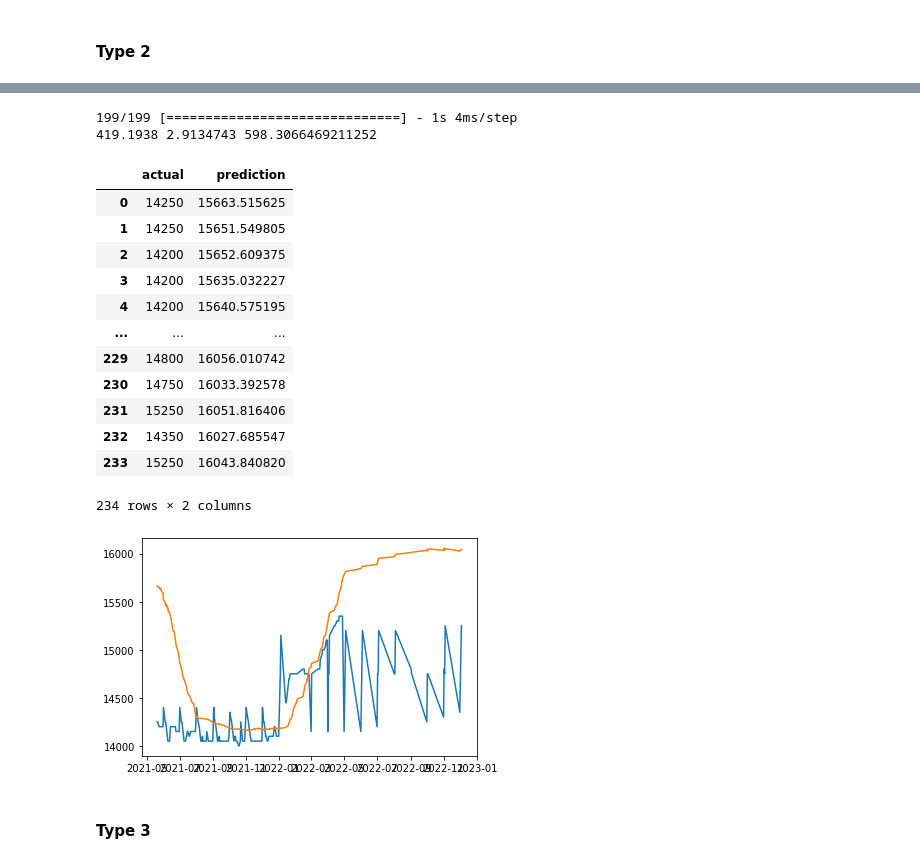
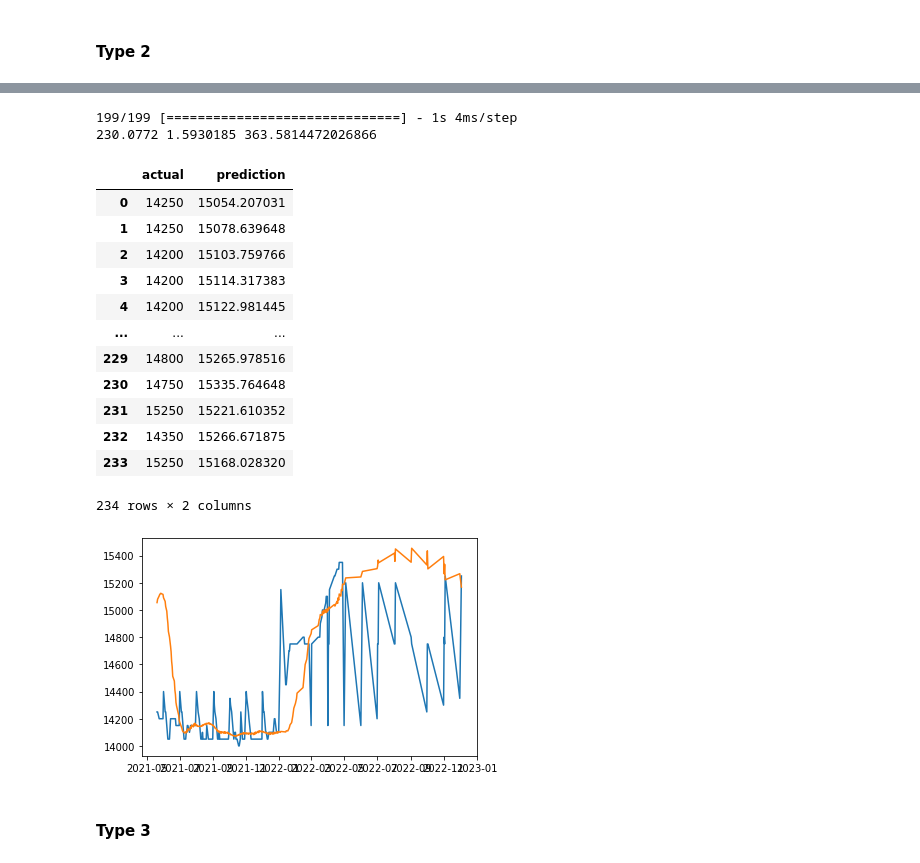
Before and after one commit to mels4/price_predict_Conv-LSTM, a Jupyter notebook: gula_pasir.ipynb, the cells around one changed output, grey strips where cells are left out. Saved outputs shown, nothing was run; the diff lists cells and outputs as text; code cells hidden in the pictures.

```diff
--- a/gula_pasir.ipynb
+++ b/gula_pasir.ipynb
@@ -764,41 +764,41 @@ plt.show()
 # %%
 prediction1_1 = forecast_predict(model1, test_gulpas_, time_size=win_size1, batch_size=5)
 
 data_result1_1 = prediction1_1[(len(x_train))-win_size1:-1, -1 ]
 data_result1_1 = scal_range.inverse_transform(data_result1_1.reshape(-1, 1))
 data_result1_1 = data_result1_1.reshape(-1)
 mae1_1 = tf.keras.metrics.mean_absolute_error(x_test, data_result1_1)
 mape1_1 = tf.keras.metrics.mean_absolute_percentage_error(x_test, data_result1_1)
 mse1_1 = tf.keras.metrics.mean_squared_error(x_test, data_result1_1)
 
-rmse1_1 = math.sqrt(mse1.numpy())
+rmse1_1 = math.sqrt(mse1_1.numpy())
 print(mae1_1.numpy(), mape1_1.numpy(), rmse1_1)
 
 data_new_gulpas1_1 = pd.DataFrame()
 data_new_gulpas1_1['actual'] = x_test
 data_new_gulpas1_1['prediction'] = data_result1_1
 data_new_gulpas1_1.to_csv('gulpas_model2_adam_type2.csv')
 
 plt.plot(y_test, data_new_gulpas1_1.actual)
 plt.plot(y_test, data_new_gulpas1_1.prediction)
 data_new_gulpas1_1
 # %% [output]
 199/199 [==============================] - 1s 4ms/step
-419.1938 2.9134743 598.3066469211252
+230.0772 1.5930185 363.5814472026866
 |  | actual | prediction |
-| 0 | 14250 | 15663.515625 |
-| 1 | 14250 | 15651.549805 |
-| 2 | 14200 | 15652.609375 |
-| 3 | 14200 | 15635.032227 |
-| 4 | 14200 | 15640.575195 |
+| 0 | 14250 | 15054.207031 |
+| 1 | 14250 | 15078.639648 |
+| 2 | 14200 | 15103.759766 |
+| 3 | 14200 | 15114.317383 |
+| 4 | 14200 | 15122.981445 |
 | ... | ... | ... |
-| 229 | 14800 | 16056.010742 |
-| 230 | 14750 | 16033.392578 |
-| 231 | 15250 | 16051.816406 |
-| 232 | 14350 | 16027.685547 |
-| 233 | 15250 | 16043.840820 |
+| 229 | 14800 | 15265.978516 |
+| 230 | 14750 | 15335.764648 |
+| 231 | 15250 | 15221.610352 |
+| 232 | 14350 | 15266.671875 |
+| 233 | 15250 | 15168.028320 |
 234 rows × 2 columns
-[figure, old version]
+[figure, new version]
 # %% [markdown]
 #### Type 3
 # %%
```
Also changed, not shown: parts of 2 cells of this notebook.
